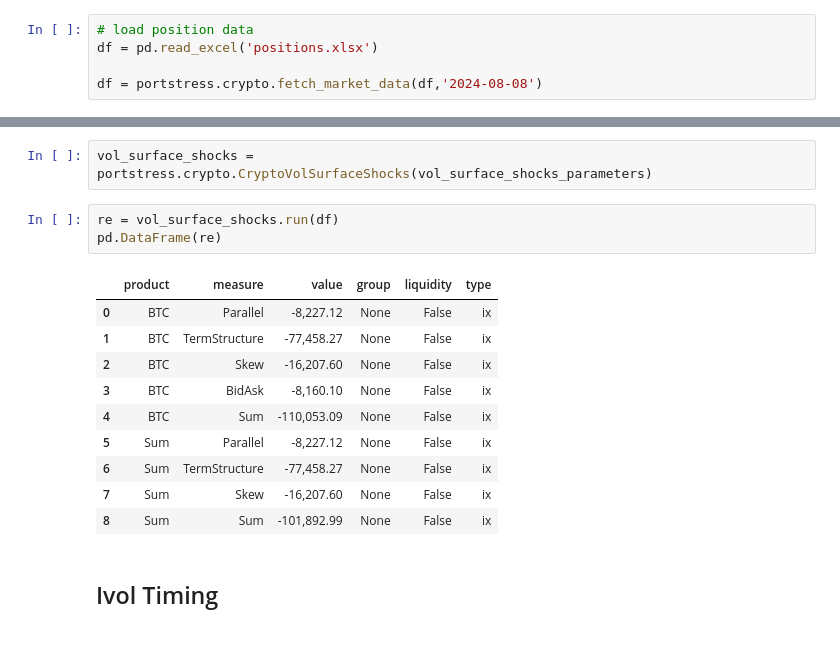
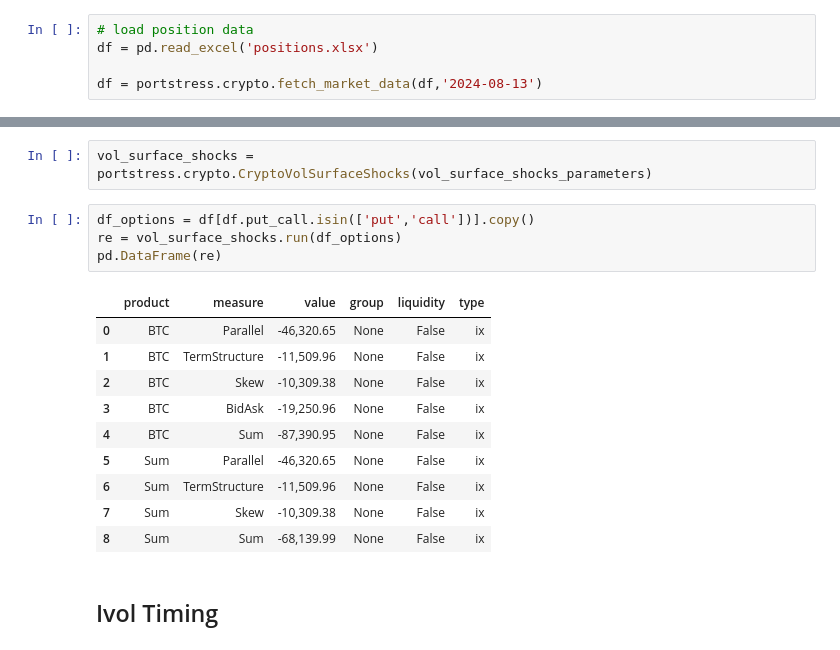
Before and after one commit to BilalBAI/portfolio-stress-test, a Jupyter notebook: examples/crypto/crypto_stress_test.ipynb, the cells around one changed output, grey strips where cells are left out. Saved outputs shown, nothing was run; the diff lists cells and outputs as text.

Commit message:
update for crypto futures and perpetuals

```diff
--- a/examples/crypto/crypto_stress_test.ipynb
+++ b/examples/crypto/crypto_stress_test.ipynb
@@ -25,7 +25,7 @@ vol_surface_shocks_parameters = portstress.core.utils.VolSurfaceParameters(vol_s
 # load position data
 df = pd.read_excel('positions.xlsx')
 
-df = portstress.crypto.fetch_market_data(df,'2024-08-08')
+df = portstress.crypto.fetch_market_data(df,'2024-08-13')
 # %% [output]
 1828 instruments have been crawled.
 # %%
@@ -96,19 +113,20 @@ ETH Leads: -358,971
 # %%
 vol_surface_shocks = portstress.crypto.CryptoVolSurfaceShocks(vol_surface_shocks_parameters)
 # %%
-re = vol_surface_shocks.run(df)
+df_options = df[df.put_call.isin(['put','call'])].copy()
+re = vol_surface_shocks.run(df_options)
 pd.DataFrame(re)
 # %% [output]
 |  | product | measure | value | group | liquidity | type |
-| 0 | BTC | Parallel | -8,227.12 | None | False | ix |
-| 1 | BTC | TermStructure | -77,458.27 | None | False | ix |
-| 2 | BTC | Skew | -16,207.60 | None | False | ix |
-| 3 | BTC | BidAsk | -8,160.10 | None | False | ix |
-| 4 | BTC | Sum | -110,053.09 | None | False | ix |
-| 5 | Sum | Parallel | -8,227.12 | None | False | ix |
-| 6 | Sum | TermStructure | -77,458.27 | None | False | ix |
-| 7 | Sum | Skew | -16,207.60 | None | False | ix |
-| 8 | Sum | Sum | -101,892.99 | None | False | ix |
+| 0 | BTC | Parallel | -46,320.65 | None | False | ix |
+| 1 | BTC | TermStructure | -11,509.96 | None | False | ix |
+| 2 | BTC | Skew | -10,309.38 | None | False | ix |
+| 3 | BTC | BidAsk | -19,250.96 | None | False | ix |
+| 4 | BTC | Sum | -87,390.95 | None | False | ix |
+| 5 | Sum | Parallel | -46,320.65 | None | False | ix |
+| 6 | Sum | TermStructure | -11,509.96 | None | False | ix |
+| 7 | Sum | Skew | -10,309.38 | None | False | ix |
+| 8 | Sum | Sum | -68,139.99 | None | False | ix |
 # %% [markdown]
 ## Ivol Timing
 # %%
```
Also changed, not shown: parts of 2 cells of this notebook, 3 other files.
